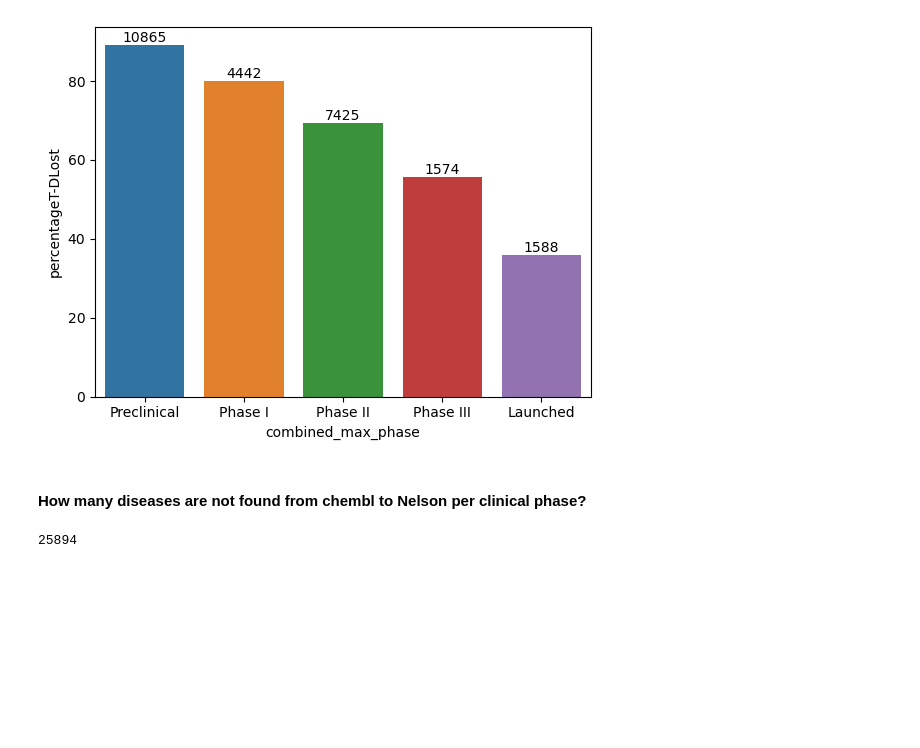
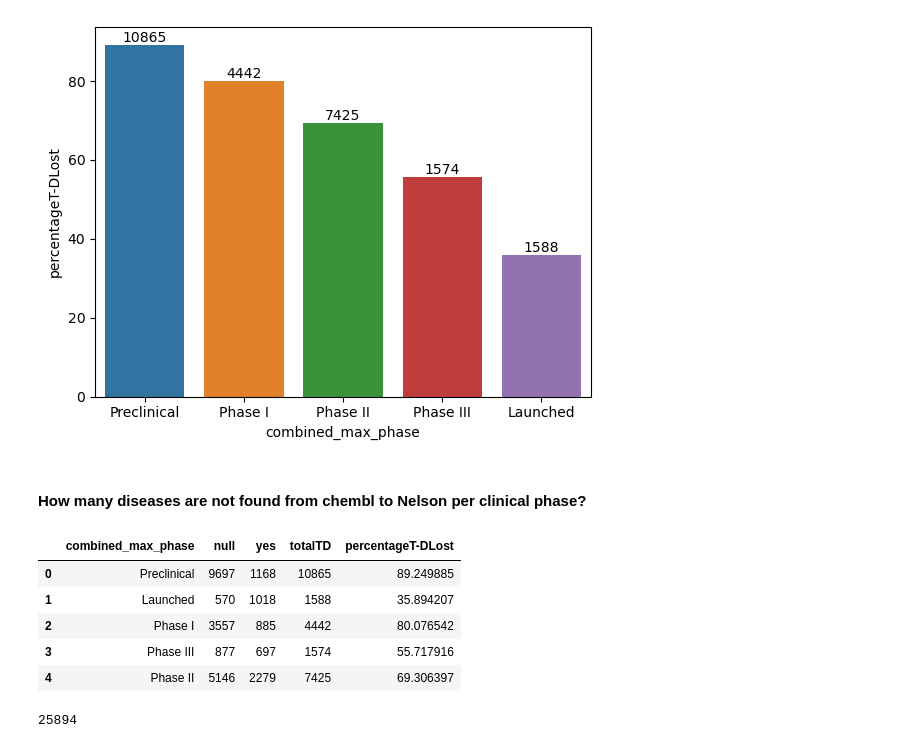
Before and after one commit to Juanmaria-rr/clinicalDrugsCuration, a Jupyter notebook: src/analysis/matches.ipynb, the cells around one changed output. Drawn from its saved outputs; the diff is of its cells as text; code cells hidden in the pictures; blank space fills up the shorter version.

```diff
--- a/src/analysis/matches.ipynb
+++ b/src/analysis/matches.ipynb
@@ -856,6 +885,15 @@ plt.savefig("plots/percT-DLost.png", bbox_inches="tight")
 [figure]
 # %% [markdown]
 #### How many diseases are not found from chembl to Nelson per clinical phase?
+# %%
+barplot_TD
+# %% [output]
+|  | combined_max_phase | null | yes | totalTD | percentageT-DLost |
+| 0 | Preclinical | 9697 | 1168 | 10865 | 89.249885 |
+| 1 | Launched | 570 | 1018 | 1588 | 35.894207 |
+| 2 | Phase I | 3557 | 885 | 4442 | 80.076542 |
+| 3 | Phase III | 877 | 697 | 1574 | 55.717916 |
+| 4 | Phase II | 5146 | 2279 | 7425 | 69.306397 |
 # %%
 nelsonToChembl.count()
 # %% [output]
```
Also changed, not shown: parts of 6 cells of this notebook.
